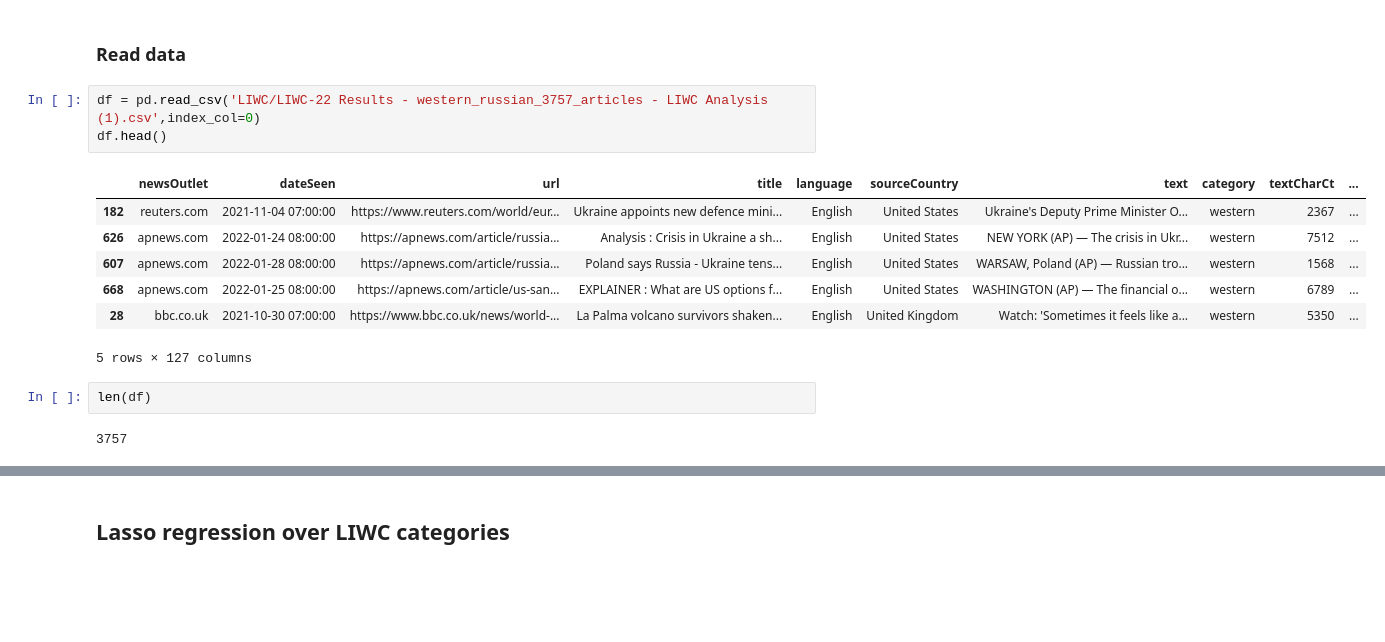
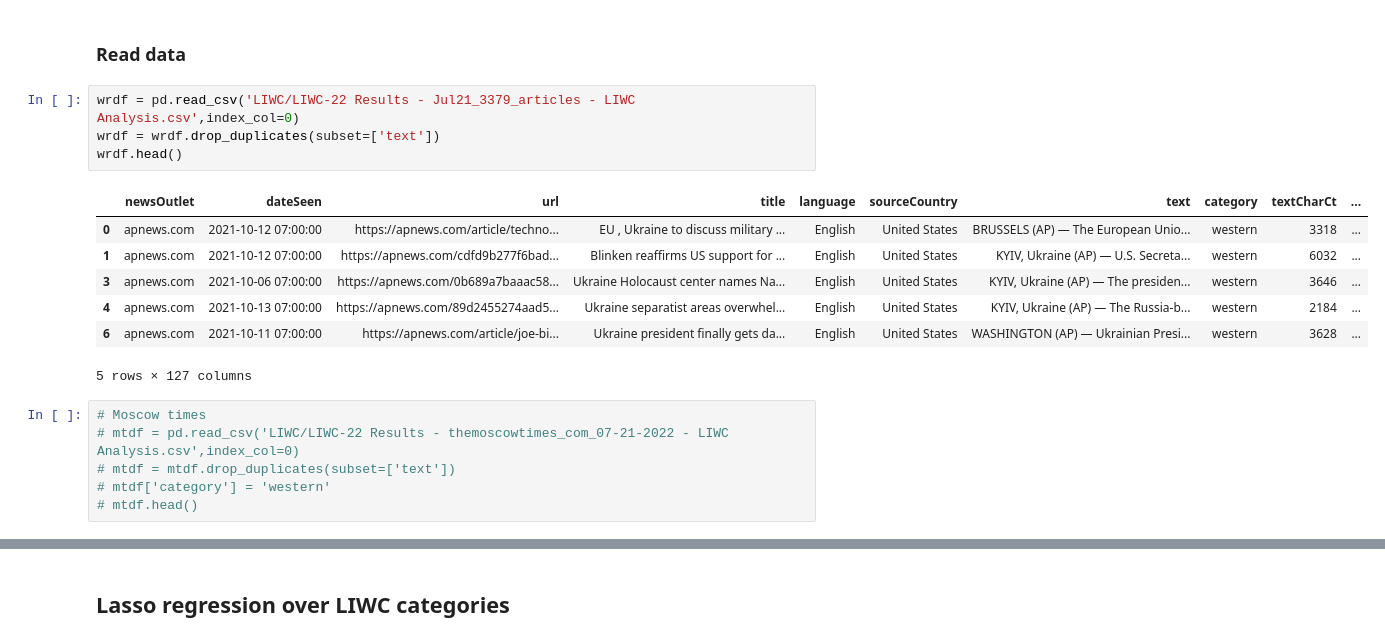
Before and after one commit to eelegiap/ukraine-media-CSLI, a Jupyter notebook: analyze_LIWC.ipynb, the cells around one changed output, grey strips where cells are left out. Saved outputs shown, nothing was run; the diff lists cells and outputs as text; blank space fills up the shorter version.

Commit message:
topic model tuning and liwc attrs

```diff
--- a/analyze_LIWC.ipynb
+++ b/analyze_LIWC.ipynb
@@ -11,18 +11,21 @@ import scipy
 from scipy import stats
 # %% [markdown]
 ### Read data
+# %%
+wrdf = pd.read_csv('LIWC/LIWC-22 Results - Jul21_3379_articles - LIWC Analysis.csv',index_col=0)
+wrdf = wrdf.drop_duplicates(subset=['text'])
+wrdf.head()
+# %% [output]
+|  | newsOutlet | dateSeen | url | title | language | sourceCountry | text | category | textCharCt | ... |
+| 0 | apnews.com | 2021-10-12 07:00:00 | https://apnews.com/article/techno... | EU , Ukraine to discuss military ... | English | United States | BRUSSELS (AP) — The European Unio... | western | 3318 | ... |
+| 1 | apnews.com | 2021-10-12 07:00:00 | https://apnews.com/cdfd9b277f6bad... | Blinken reaffirms US support for ... | English | United States | KYIV, Ukraine (AP) — U.S. Secreta... | western | 6032 | ... |
+| 3 | apnews.com | 2021-10-06 07:00:00 | https://apnews.com/0b689a7baaac58... | Ukraine Holocaust center names Na... | English | United States | KYIV, Ukraine (AP) — The presiden... | western | 3646 | ... |
+| 4 | apnews.com | 2021-10-13 07:00:00 | https://apnews.com/89d2455274aad5... | Ukraine separatist areas overwhel... | English | United States | KYIV, Ukraine (AP) — The Russia-b... | western | 2184 | ... |
+| 6 | apnews.com | 2021-10-11 07:00:00 | https://apnews.com/article/joe-bi... | Ukraine president finally gets da... | English | United States | WASHINGTON (AP) — Ukrainian Presi... | western | 3628 | ... |
+5 rows × 127 columns
 # %%
-df = pd.read_csv('LIWC/LIWC-22 Results - western_russian_3757_articles - LIWC Analysis (1).csv',index_col=0)
-df.head()
+# Moscow times
+# mtdf = pd.read_csv('LIWC/LIWC-22 Results - themoscowtimes_com_07-21-2022 - LIWC Analysis.csv',index_col=0)
+# mtdf = mtdf.drop_duplicates(subset=['text'])
+# mtdf['category'] = 'western'
+# mtdf.head()
-# %% [output]
-|  | newsOutlet | dateSeen | url | title | language | sourceCountry | text | category | textCharCt | ... |
-| 182 | reuters.com | 2021-11-04 07:00:00 | https://www.reuters.com/world/eur... | Ukraine appoints new defence mini... | English | United States | Ukraine's Deputy Prime Minister O... | western | 2367 | ... |
-| 626 | apnews.com | 2022-01-24 08:00:00 | https://apnews.com/article/russia... | Analysis : Crisis in Ukraine a sh... | English | United States | NEW YORK (AP) — The crisis in Ukr... | western | 7512 | ... |
-| 607 | apnews.com | 2022-01-28 08:00:00 | https://apnews.com/article/russia... | Poland says Russia - Ukraine tens... | English | United States | WARSAW, Poland (AP) — Russian tro... | western | 1568 | ... |
-| 668 | apnews.com | 2022-01-25 08:00:00 | https://apnews.com/article/us-san... | EXPLAINER : What are US options f... | English | United States | WASHINGTON (AP) — The financial o... | western | 6789 | ... |
-| 28 | bbc.co.uk | 2021-10-30 07:00:00 | https://www.bbc.co.uk/news/world-... | La Palma volcano survivors shaken... | English | United Kingdom | Watch: 'Sometimes it feels like a... | western | 5350 | ... |
-5 rows × 127 columns
-# %%
-len(df)
-# %% [output]
-3757
```
Also changed, not shown: parts of 18 cells of this notebook, 48 other files.
